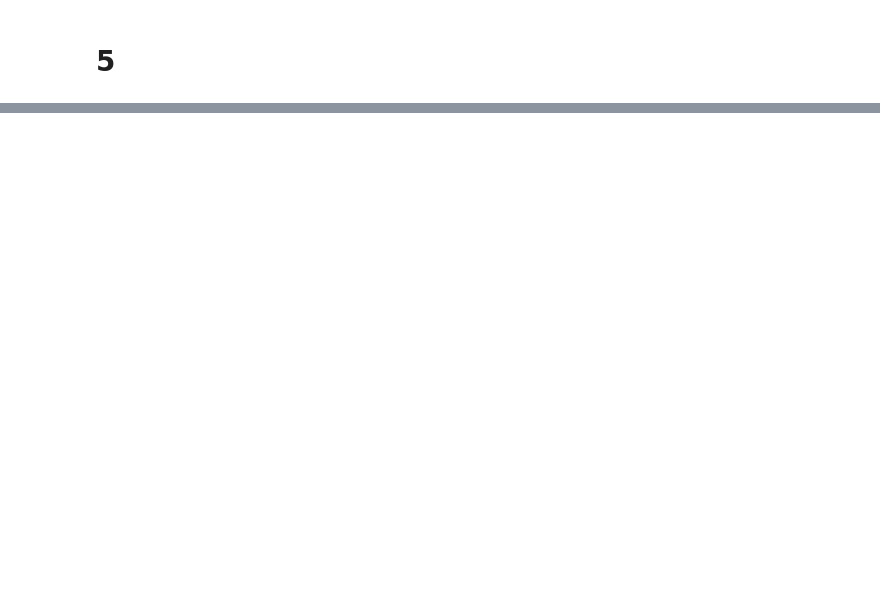
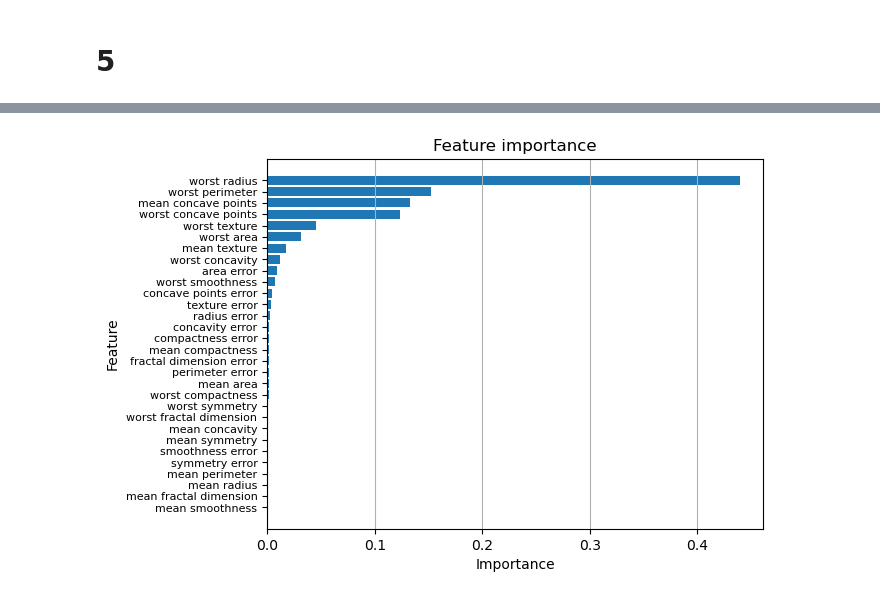
Before and after one commit to TheNoobGoda/ml, a Jupyter notebook: lab7.ipynb, the cells around one changed output, grey strips where cells are left out. Drawn from its saved outputs; the diff is of its cells as text; code cells hidden in the pictures; blank space fills up the shorter version.

```diff
--- a/lab7.ipynb
+++ b/lab7.ipynb
@@ -203,0 +287,16 @@ print(f"{scores_rt}\n{scores_bag}\n{scores_ada}")
+# %%
+model = GradientBoostingClassifier(n_estimators=100, learning_rate=0.1, max_depth=3).fit(X, y)
+
+feat_imp = model.feature_importances_
+feat_names = data.feature_names
+
+feat_idx = np.argsort(feat_imp)
+plt.barh(feat_names[feat_idx], feat_imp[feat_idx])
+plt.grid(axis='x')
+plt.title('Feature importance')
+plt.ylabel('Feature')
+plt.xlabel('Importance')
+plt.yticks(fontsize=8)
+plt.show()
+# %% [output]
+[figure, added]
```
Also changed, not shown: parts of 11 cells of this notebook.
